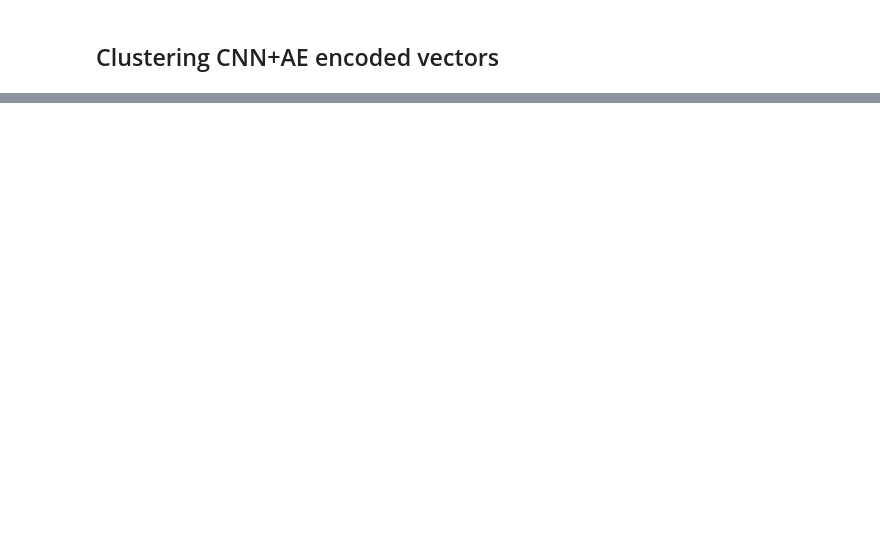
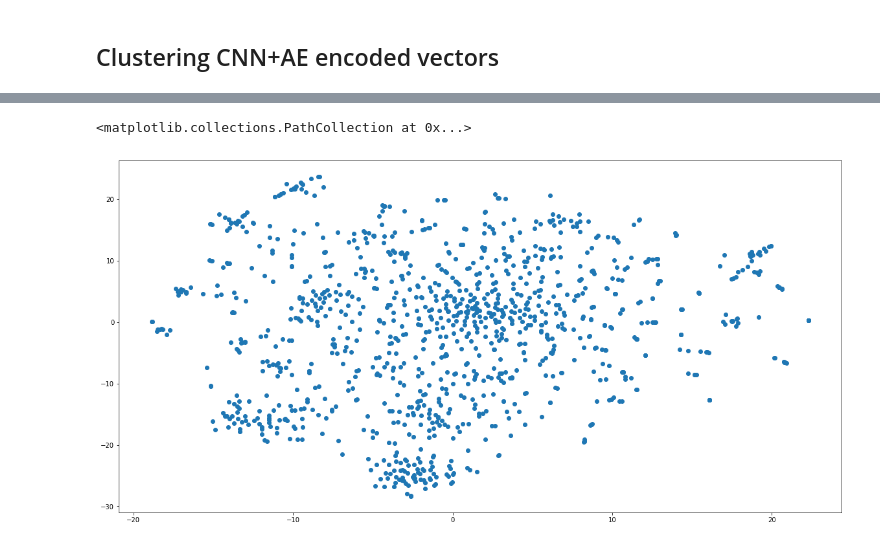
Before and after one commit to landiisotta/complex_disorders, a Jupyter notebook: bin/data_clustering_visualization.ipynb, the cells around one changed output, grey strips where cells are left out. Cells and saved outputs as stored; diff of their text form; code cells hidden in the pictures; blank space fills up the shorter version.

```diff
--- a/bin/data_clustering_visualization.ipynb
+++ b/bin/data_clustering_visualization.ipynb
@@ -147,17 +276,28 @@ raw_data_scaled = scaler.fit_transform(raw_data)
+# %%
+with open( data_folder + '/cohort-new_vocab.csv') as f:
+    rd = csv.reader(f)
+    next(rd)
+    new_vocab = {}
+    for r in rd:
+        new_vocab[r[1]] = r[0]
+
+len_vocab = len(new_vocab)
 # %%
-def svd_tfidf(data, vocab):
+def svd_tfidf(data, len_vocab):
 
-    count_mat = np.zeros((len(data), len(vocab)))
+    count_mat = np.zeros((len(data), len_vocab))
 
     for idx, token_list in enumerate(data):
         for t in token_list:
             if t != 0:
-                count_mat[idx, t-1] +=1
+                count_mat[idx, t-1] += 1
 
     tfidf = TfidfTransformer()
     tfidf_mat = tfidf.fit_transform(count_mat)
 
-    svd = TruncatedSVD(n_components=100)
+    svd = TruncatedSVD(n_components=32)
     svd_mat = svd.fit_transform(tfidf_mat)
 
     return svd_mat
+# %%
+svd_mat = svd_tfidf(raw_data, len_vocab)
@@ -163,0 +335,9 @@ def svd_tfidf(data, vocab):
+# %%
+# ##T-SNE
+X_tsne50_count = tsne.fit_transform(svd_mat)
+# %%
+plt.figure(figsize=(20,10))
+plt.scatter(X_tsne50_count[:,0], X_tsne50_count[:,1])
+# %% [output]
+<matplotlib.collections.PathCollection at 0x...>
+[figure, added]
```
Also changed, not shown: parts of 28 cells of this notebook, 33 other files.
